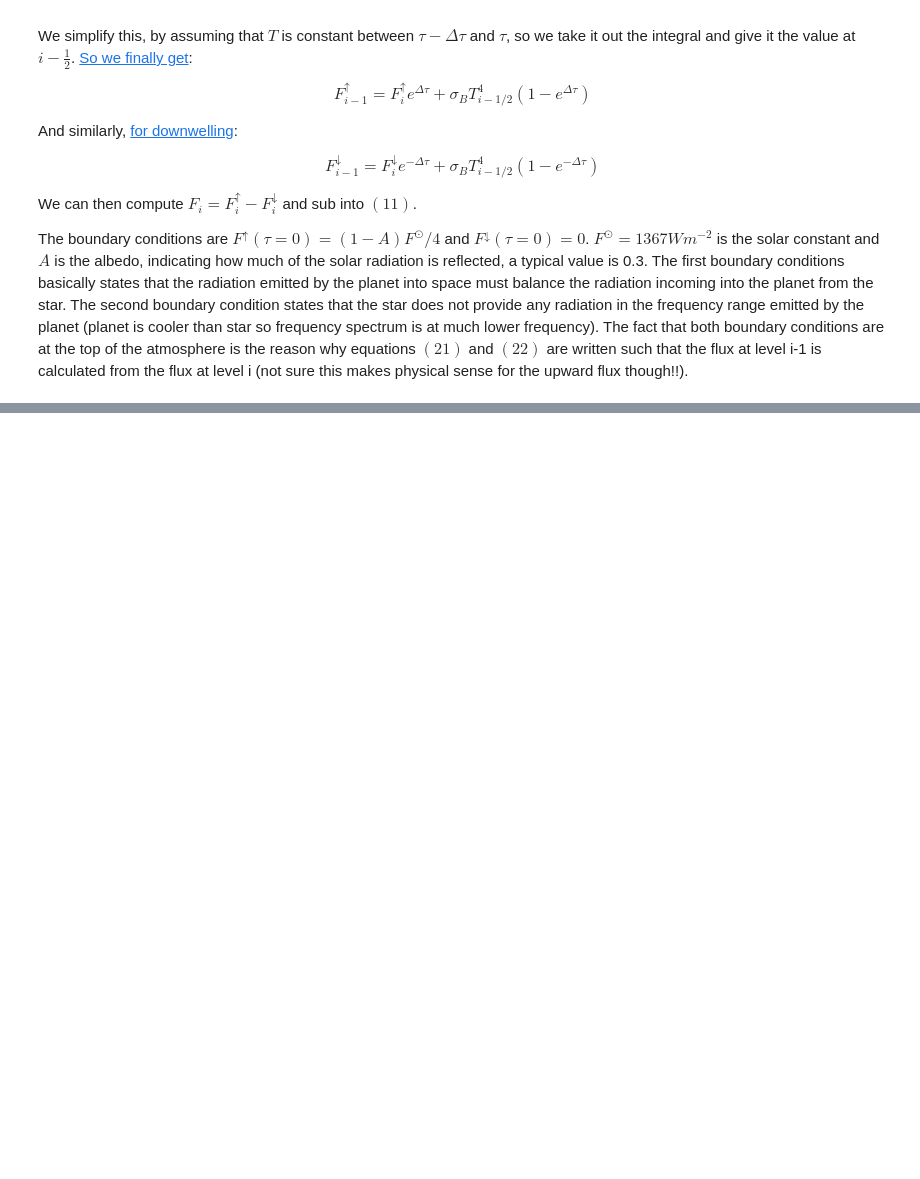
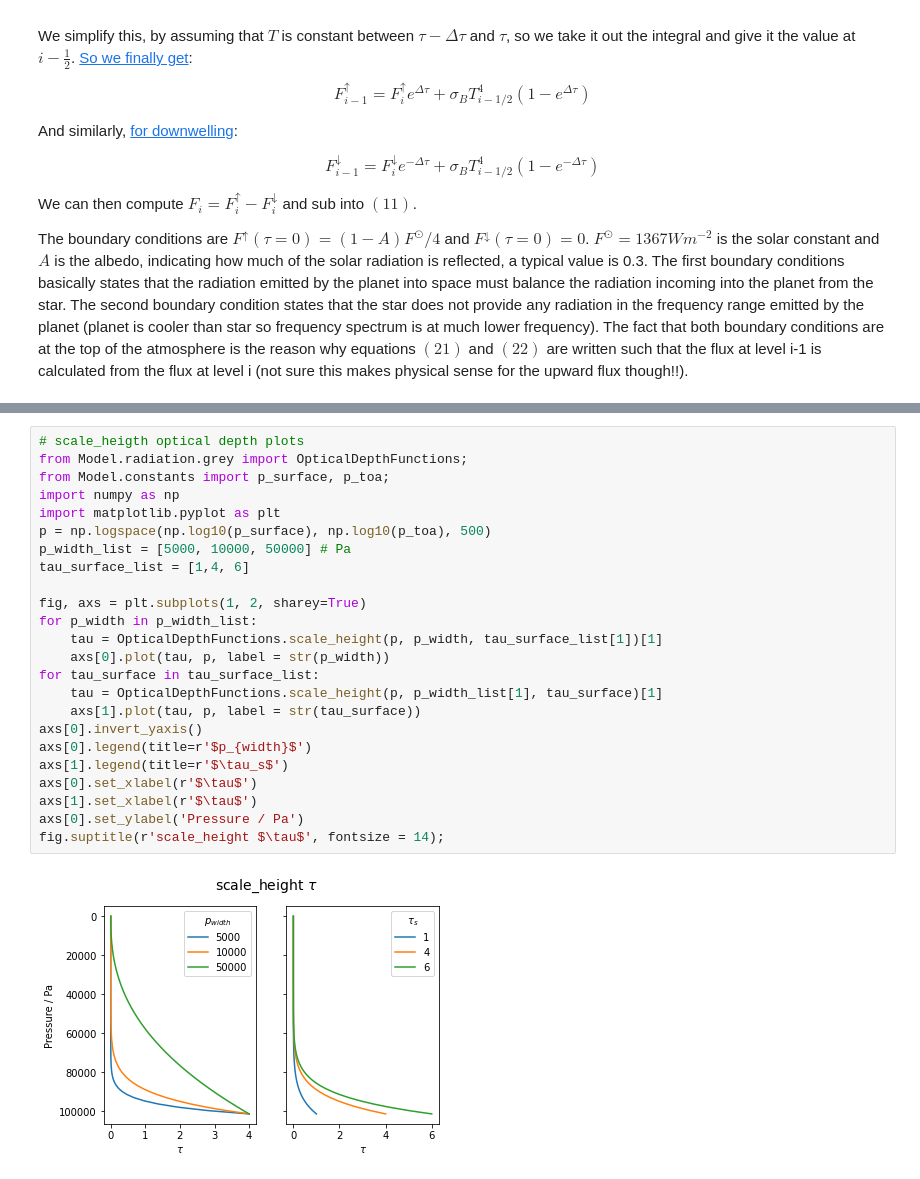
Before and after one commit to jduffield65/ClimateModel, a Jupyter notebook: grey_radiation.ipynb, the cells around one changed output, grey strips where cells are left out. Drawn from its saved outputs; the diff is of its cells as text; blank space fills up the shorter version.

```diff
--- a/grey_radiation.ipynb
+++ b/grey_radiation.ipynb
@@ -224,0 +249,26 @@ The key here is that $(24)-(25)$ and $(29)-(30)$ depend on different optical dep
+# %%
+# scale_heigth optical depth plots
+from Model.radiation.grey import OpticalDepthFunctions;
+from Model.constants import p_surface, p_toa;
+import numpy as np
+import matplotlib.pyplot as plt
+p = np.logspace(np.log10(p_surface), np.log10(p_toa), 500)
+p_width_list = [5000, 10000, 50000] # Pa
+tau_surface_list = [1,4, 6]
+
+fig, axs = plt.subplots(1, 2, sharey=True)
+for p_width in p_width_list:
+    tau = OpticalDepthFunctions.scale_height(p, p_width, tau_surface_list[1])[1]
+    axs[0].plot(tau, p, label = str(p_width))
+for tau_surface in tau_surface_list:
+    tau = OpticalDepthFunctions.scale_height(p, p_width_list[1], tau_surface)[1]
+    axs[1].plot(tau, p, label = str(tau_surface))
+axs[0].invert_yaxis()
+axs[0].legend(title=r'$p_{width}$')
+axs[1].legend(title=r'$\tau_s$')
+axs[0].set_xlabel(r'$\tau$')
+axs[1].set_xlabel(r'$\tau$')
+axs[0].set_ylabel('Pressure / Pa')
+fig.suptitle(r'scale_height $\tau$', fontsize = 14);
+# %% [output]
+[figure, added]
```
Also changed, not shown: parts of 14 cells of this notebook, 1 other file.
